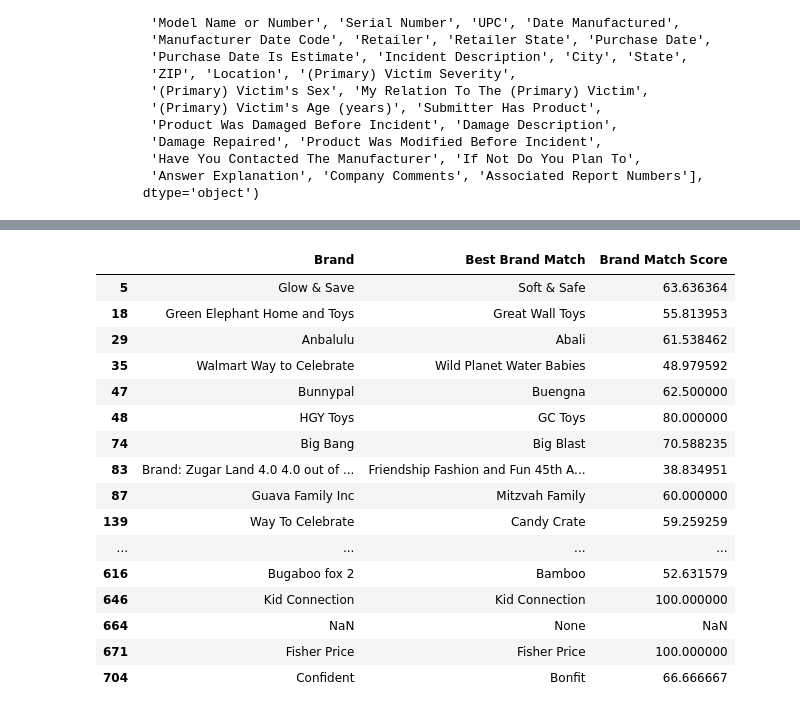
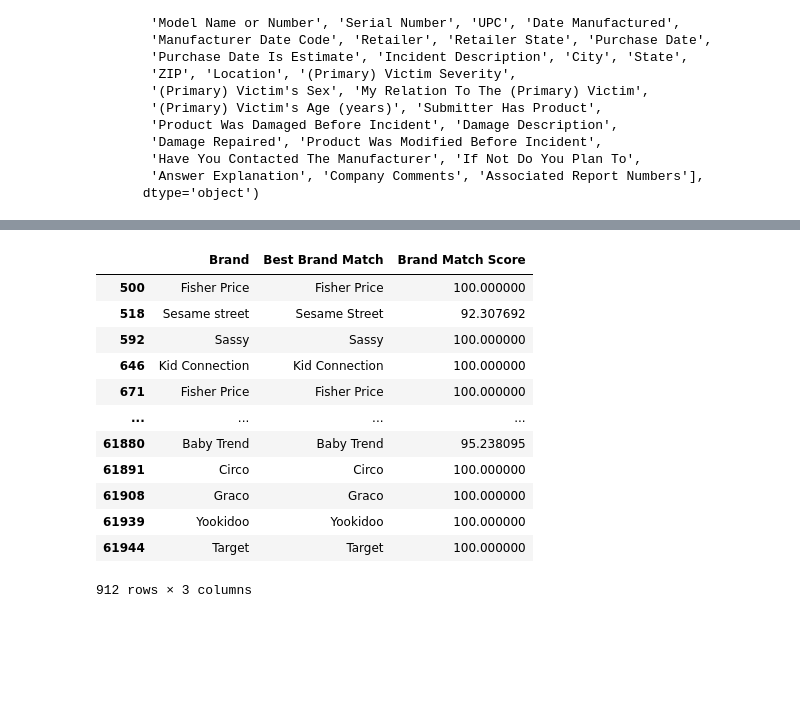
Before and after one commit to rebekah-eichberg/summer-2025-safeify, a Jupyter notebook: alex_fuzzy_matching/fuzzy_matching_testing.ipynb, the cells around one changed output, grey strips where cells are left out. Saved outputs shown, nothing was run; the diff lists cells and outputs as text; code cells hidden in the pictures; blank space fills up the shorter version.

```diff
--- a/alex_fuzzy_matching/fuzzy_matching_testing.ipynb
+++ b/alex_fuzzy_matching/fuzzy_matching_testing.ipynb
@@ -68,29 +84,25 @@ def best_match(query,choices):
 # %%
 # Restricting to N sample reports to try and match them
-N=50
+N=100_000
 reports_sample=reports.iloc[:N].copy()
 # %%
 reports_sample['best_brand_match_data']=reports_sample['Brand'].apply(lambda x: best_match(x,metadata['brand']))
 # %%
 reports_sample['Best Brand Match']=reports_sample['best_brand_match_data'].apply(lambda x : x[0] if x!=None else None)
 reports_sample['Brand Match Score']=reports_sample['best_brand_match_data'].apply(lambda x : x[1] if x!=None else None)
-reports_sample[['Brand','Best Brand Match','Brand Match Score']]
+reports_sample[['Brand','Best Brand Match','Brand Match Score']][reports_sample['Brand Match Score']>90]
 # %% [output]
 |  | Brand | Best Brand Match | Brand Match Score |
-| 5 | Glow & Save | Soft & Safe | 63.636364 |
-| 18 | Green Elephant Home and Toys | Great Wall Toys | 55.813953 |
-| 29 | Anbalulu | Abali | 61.538462 |
-| 35 | Walmart Way to Celebrate | Wild Planet Water Babies | 48.979592 |
-| 47 | Bunnypal | Buengna | 62.500000 |
-| 48 | HGY Toys | GC Toys | 80.000000 |
-| 74 | Big Bang | Big Blast | 70.588235 |
-| 83 | Brand: Zugar Land 4.0 4.0 out of ... | Friendship Fashion and Fun 45th A... | 38.834951 |
-| 87 | Guava Family Inc | Mitzvah Family | 60.000000 |
-| 139 | Way To Celebrate | Candy Crate | 59.259259 |
+| 500 | Fisher Price | Fisher Price | 100.000000 |
+| 518 | Sesame street | Sesame Street | 92.307692 |
+| 592 | Sassy | Sassy | 100.000000 |
+| 646 | Kid Connection | Kid Connection | 100.000000 |
+| 671 | Fisher Price | Fisher Price | 100.000000 |
 | ... | ... | ... | ... |
-| 616 | Bugaboo fox 2 | Bamboo | 52.631579 |
-| 646 | Kid Connection | Kid Connection | 100.000000 |
-| 664 | NaN | None | NaN |
-| 671 | Fisher Price | Fisher Price | 100.000000 |
-| 704 | Confident | Bonfit | 66.666667 |
+| 61880 | Baby Trend | Baby Trend | 95.238095 |
+| 61891 | Circo | Circo | 100.000000 |
+| 61908 | Graco | Graco | 100.000000 |
+| 61939 | Yookidoo | Yookidoo | 100.000000 |
+| 61944 | Target | Target | 100.000000 |
+912 rows × 3 columns
 # %%
```
Also changed, not shown: parts of 4 cells of this notebook, 1 other file.
